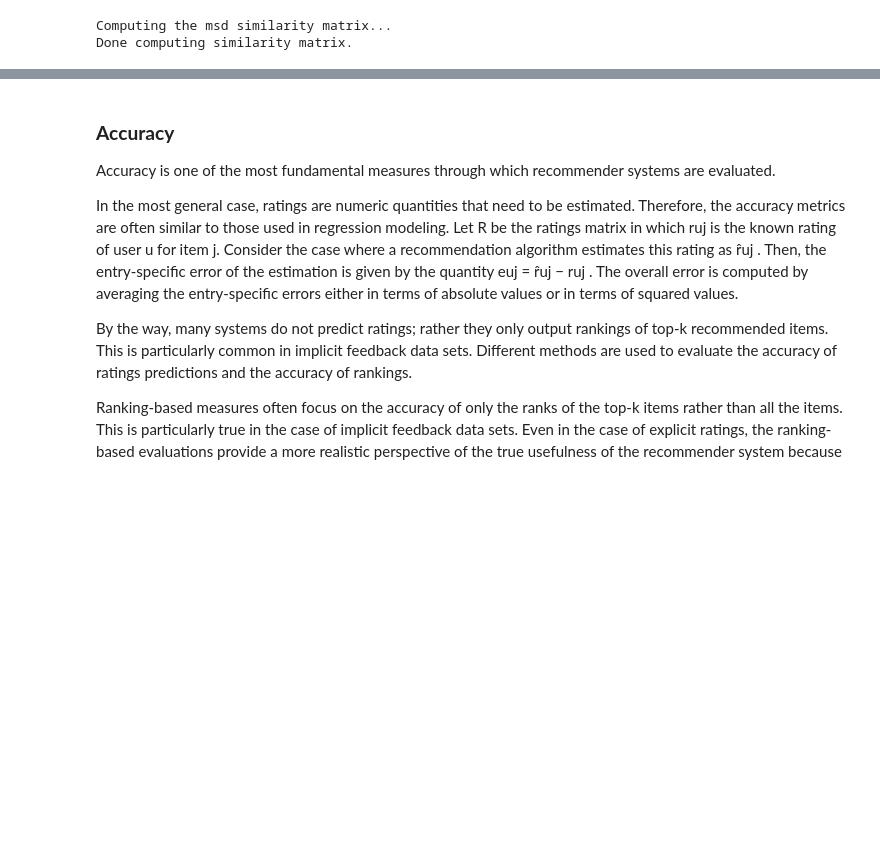
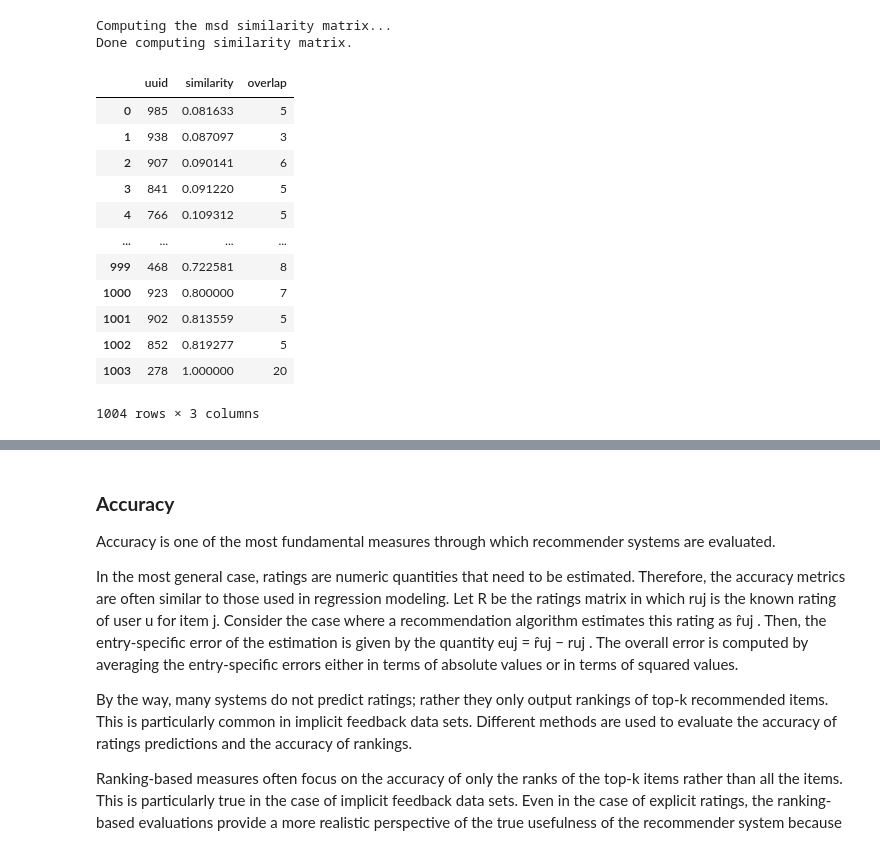
Before and after one commit to HamidSadEsf/movie_recommendation_ProjectCDS, a Jupyter notebook: collaborative_filtering_recommender.ipynb, the cells around one changed output, grey strips where cells are left out. Saved outputs shown, nothing was run; the diff lists cells and outputs as text; code cells hidden in the pictures; blank space fills up the shorter version.

```diff
--- a/collaborative_filtering_recommender.ipynb
+++ b/collaborative_filtering_recommender.ipynb
@@ -1046,0 +1042,16 @@ result_svdpp_rand_1 = return_similarities(random_user_1, svdpp_model, simMat)
+# %%
+result_knn_with_means_rand_1
+# %% [output]
+|  | uuid | similarity | overlap |
+| 0 | 985 | 0.081633 | 5 |
+| 1 | 938 | 0.087097 | 3 |
+| 2 | 907 | 0.090141 | 6 |
+| 3 | 841 | 0.091220 | 5 |
+| 4 | 766 | 0.109312 | 5 |
+| ... | ... | ... | ... |
+| 999 | 468 | 0.722581 | 8 |
+| 1000 | 923 | 0.800000 | 7 |
+| 1001 | 902 | 0.813559 | 5 |
+| 1002 | 852 | 0.819277 | 5 |
+| 1003 | 278 | 1.000000 | 20 |
+1004 rows × 3 columns
```
Also changed, not shown: parts of 10 cells of this notebook, 3 other files.
